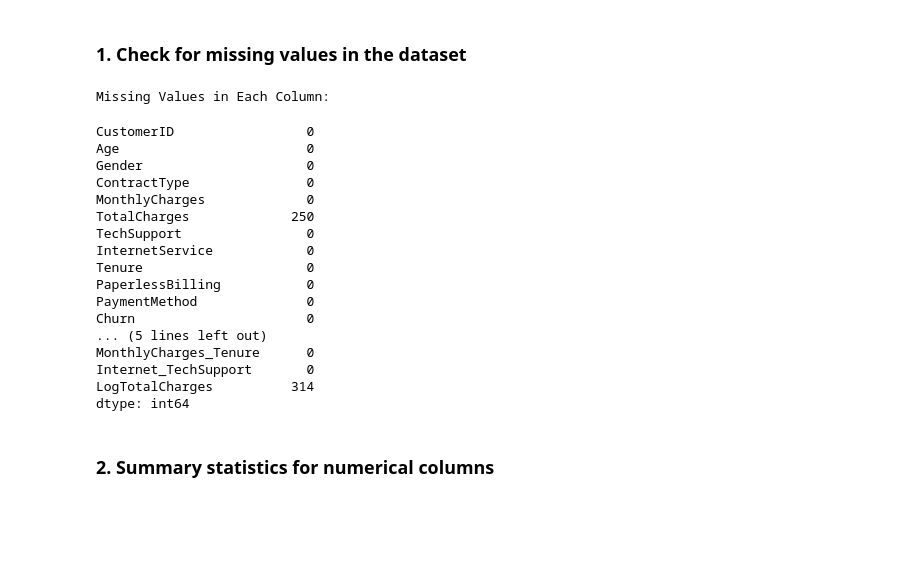
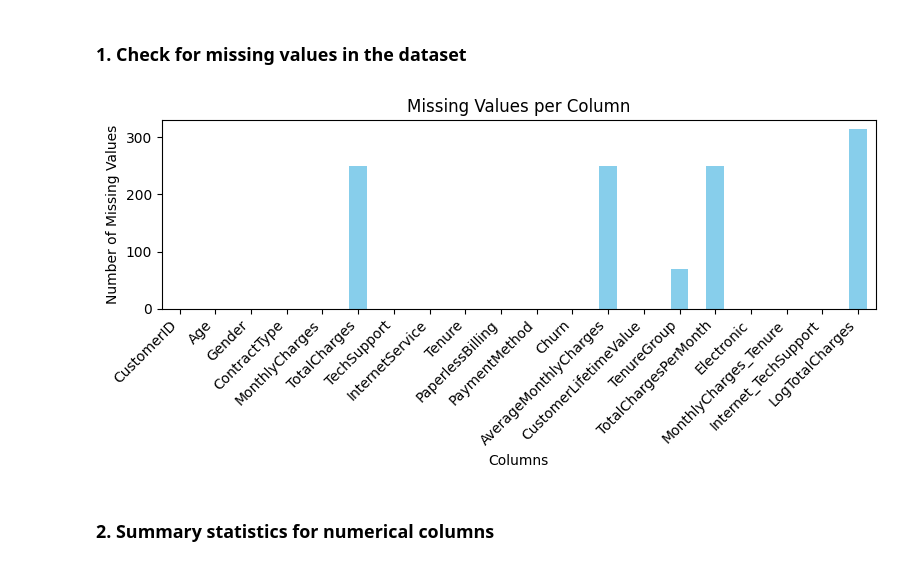
Before and after one commit to Hardik-Dulani/churn_prediction, a Jupyter notebook: Notebook.ipynb, the cells around one changed output. Drawn from its saved outputs; the diff is of its cells as text; code cells hidden in the pictures; blank space fills up the shorter version.

```diff
--- a/Notebook.ipynb
+++ b/Notebook.ipynb
@@ -126,27 +126,17 @@ df.head()
 ### 1. Check for missing values in the dataset
 # %%
 missing_values_updated = df.isnull().sum()
-print("Missing Values in Each Column:")
-missing_values_updated
+plt.figure(figsize=(8, 4))
+missing_values_updated.plot(kind='bar', color='skyblue')
+plt.title('Missing Values per Column')
+plt.xlabel('Columns')
+plt.ylabel('Number of Missing Values')
+plt.xticks(rotation=45, ha='right')
+plt.tight_layout()
+plt.show()
+# plt.savefig('missing_values.png', dpi=400)
 # %% [output]
-Missing Values in Each Column:
-CustomerID                 0
-Age                        0
-Gender                     0
-ContractType               0
-MonthlyCharges             0
-TotalCharges             250
-TechSupport                0
-InternetService            0
-Tenure                     0
-PaperlessBilling           0
-PaymentMethod              0
-Churn                      0
-... (5 lines left out)
-MonthlyCharges_Tenure      0
-Internet_TechSupport       0
-LogTotalCharges          314
-dtype: int64
+[figure, added]
 # %%
 # We notice that there are multiple columns with missing values we will deal with these after encoding the categorical variables
 # %% [markdown]
```
Also changed, not shown: parts of 13 cells of this notebook, 15 other files.
